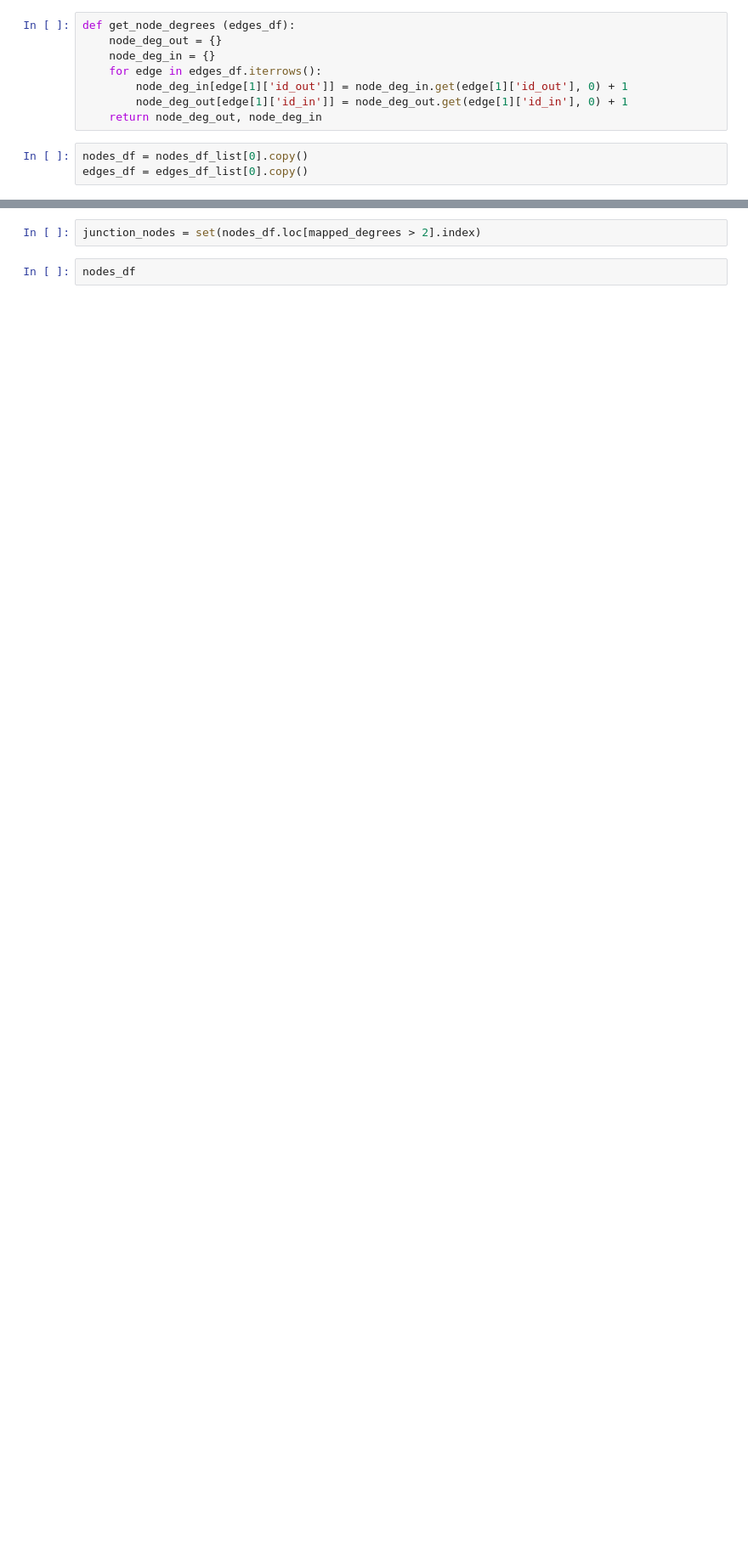
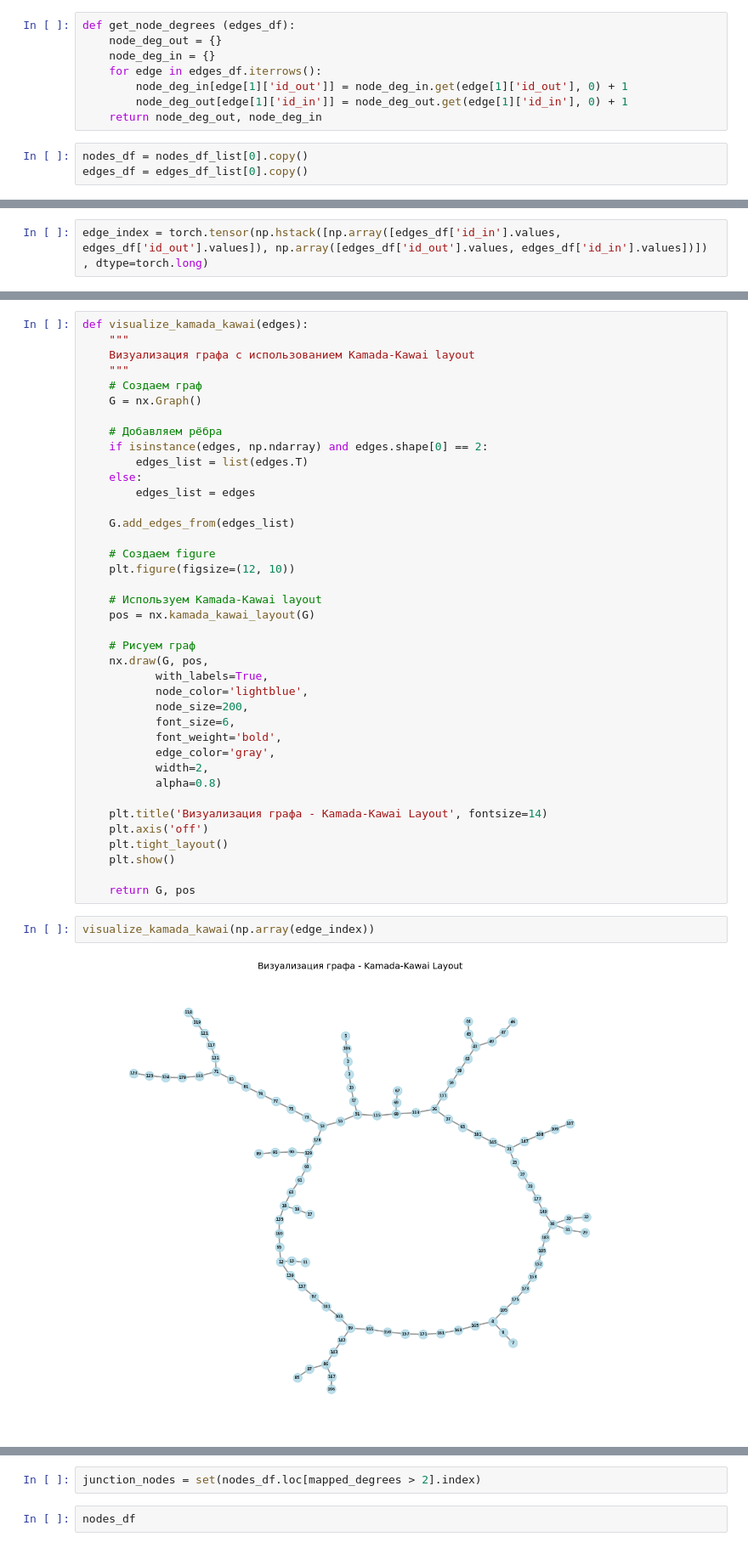
Before and after one commit to LabADTHeatNet/HNN, a Jupyter notebook: analyse_data.ipynb, the cells around one changed output, grey strips where cells are left out. Shown at 85% size. Cells and saved outputs as stored; diff of their text form; blank space fills up the shorter version.

```diff
--- a/analyse_data.ipynb
+++ b/analyse_data.ipynb
@@ -275,0 +353,3 @@ nodes_df
+# %%
+edge_index = torch.tensor(np.hstack([np.array([edges_df['id_in'].values, edges_df['id_out'].values]), np.array([edges_df['id_out'].values, edges_df['id_in'].values])])
+, dtype=torch.long)
@@ -275,0 +479,43 @@ nodes_df
+# %%
+def visualize_kamada_kawai(edges):
+    """
+    Визуализация графа с использованием Kamada-Kawai layout
+    """
+    # Создаем граф
+    G = nx.Graph()
+
+    # Добавляем рёбра
+    if isinstance(edges, np.ndarray) and edges.shape[0] == 2:
+        edges_list = list(edges.T)
+    else:
+        edges_list = edges
+
+    G.add_edges_from(edges_list)
+
+    # Создаем figure
+    plt.figure(figsize=(12, 10))
+
+    # Используем Kamada-Kawai layout
+    pos = nx.kamada_kawai_layout(G)
+
+    # Рисуем граф
+    nx.draw(G, pos,
+           with_labels=True,
+           node_color='lightblue',
+           node_size=200,
+           font_size=6,
+           font_weight='bold',
+           edge_color='gray',
+           width=2,
+           alpha=0.8)
+
+    plt.title('Визуализация графа - Kamada-Kawai Layout', fontsize=14)
+    plt.axis('off')
+    plt.tight_layout()
+    plt.show()
+
+    return G, pos
+# %%
+visualize_kamada_kawai(np.array(edge_index))
+# %% [output]
+[figure, added]
```
Also changed, not shown: parts of 37 cells of this notebook, 9 other files.
